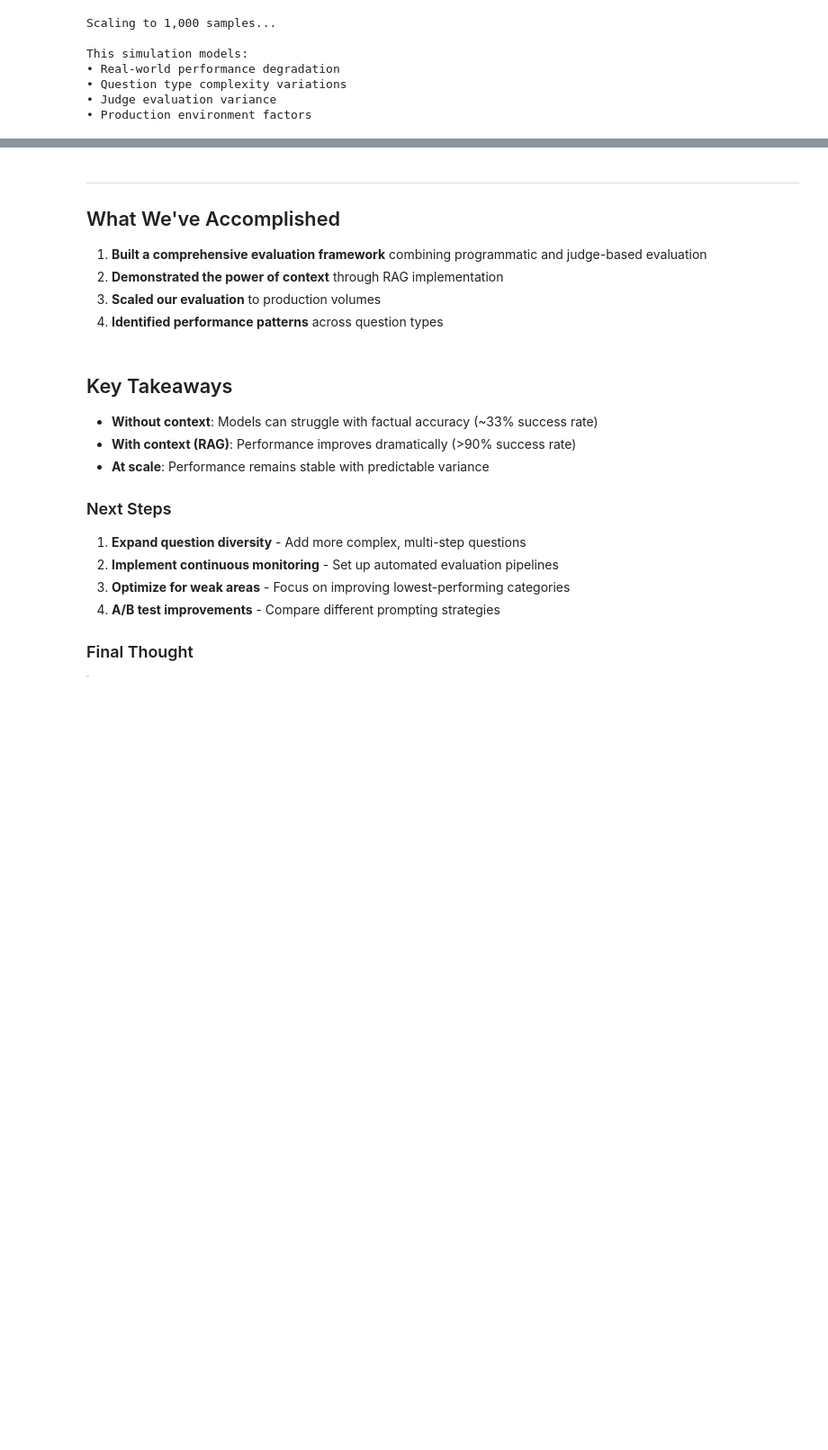
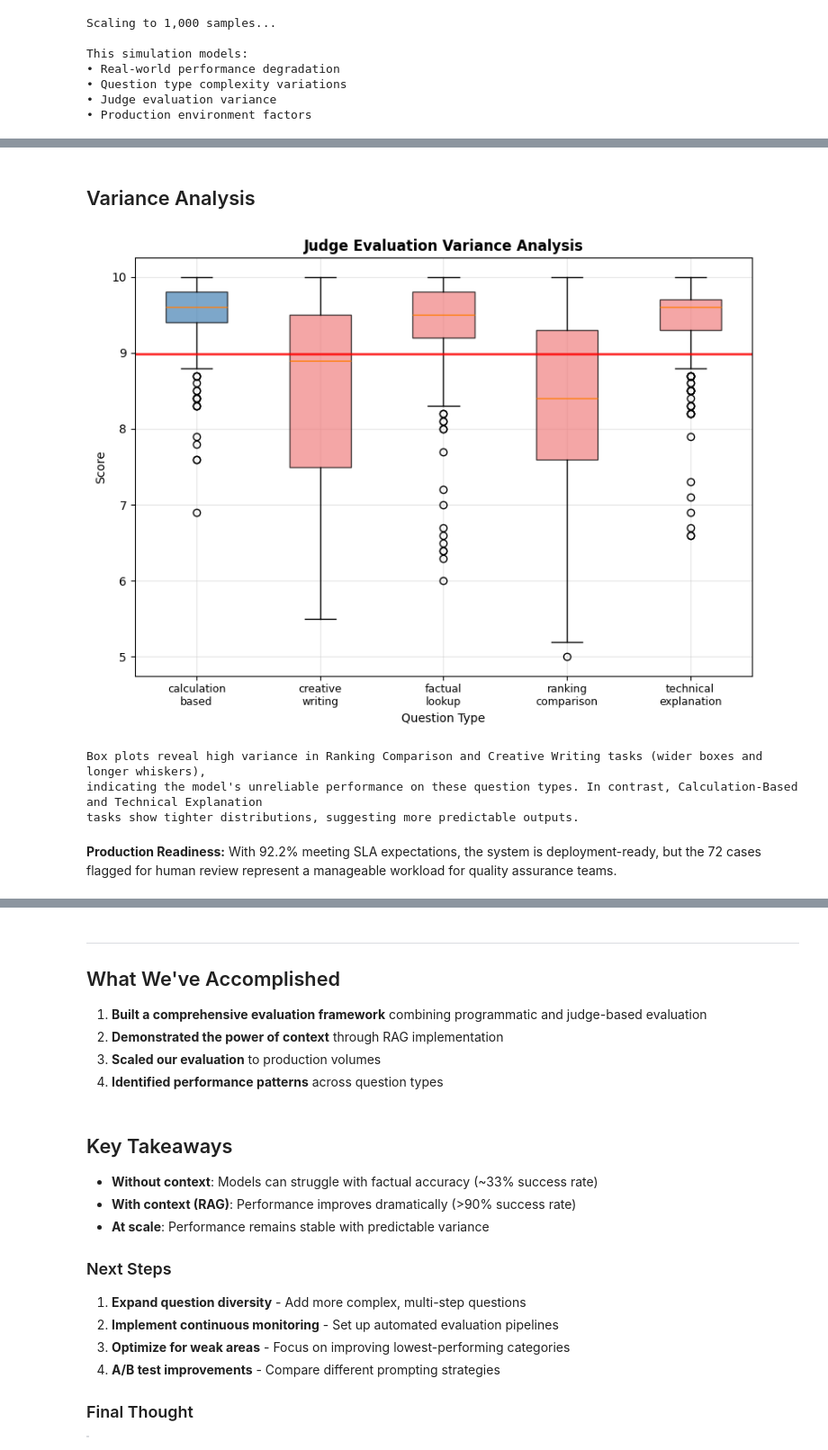
Before and after one commit to archive-of-deleted-repositories/wirjo__sample-gen-ai-evaluations-workshop, a Jupyter notebook: 02-quality-metrics/01_LLM_as_Judge_analysis.ipynb, the cells around one changed output, grey strips where cells are left out. Shown at 90% size. Drawn from its saved outputs; the diff is of its cells as text; code cells hidden in the pictures; blank space fills up the shorter version.

```diff
--- a/02-quality-metrics/01_LLM_as_Judge_analysis.ipynb
+++ b/02-quality-metrics/01_LLM_as_Judge_analysis.ipynb
@@ -469,0 +508,17 @@ Statistical significance achieved: can detect ±1.1 point performance changes
+# %% [markdown]
+## Variance Analysis
+# %%
+
+display_plot_with_analysis("variance_analysis", df, stats, """
+Box plots reveal high variance in Ranking Comparison and Creative Writing tasks (wider boxes and longer whiskers),
+indicating the model's unreliable performance on these question types. In contrast, Calculation-Based and Technical Explanation
+tasks show tighter distributions, suggesting more predictable outputs.
+
+""")
+# %% [output]
+[figure, added]
+Box plots reveal high variance in Ranking Comparison and Creative Writing tasks (wider boxes and longer whiskers),
+indicating the model's unreliable performance on these question types. In contrast, Calculation-Based and Technical Explanation
+tasks show tighter distributions, suggesting more predictable outputs.
+# %% [markdown]
+**Production Readiness:** With 92.2% meeting SLA expectations, the system is deployment-ready, but the 72 cases flagged for human review represent a manageable workload for quality assurance teams.
```
Also changed, not shown: parts of 7 cells of this notebook, 1 other file.
